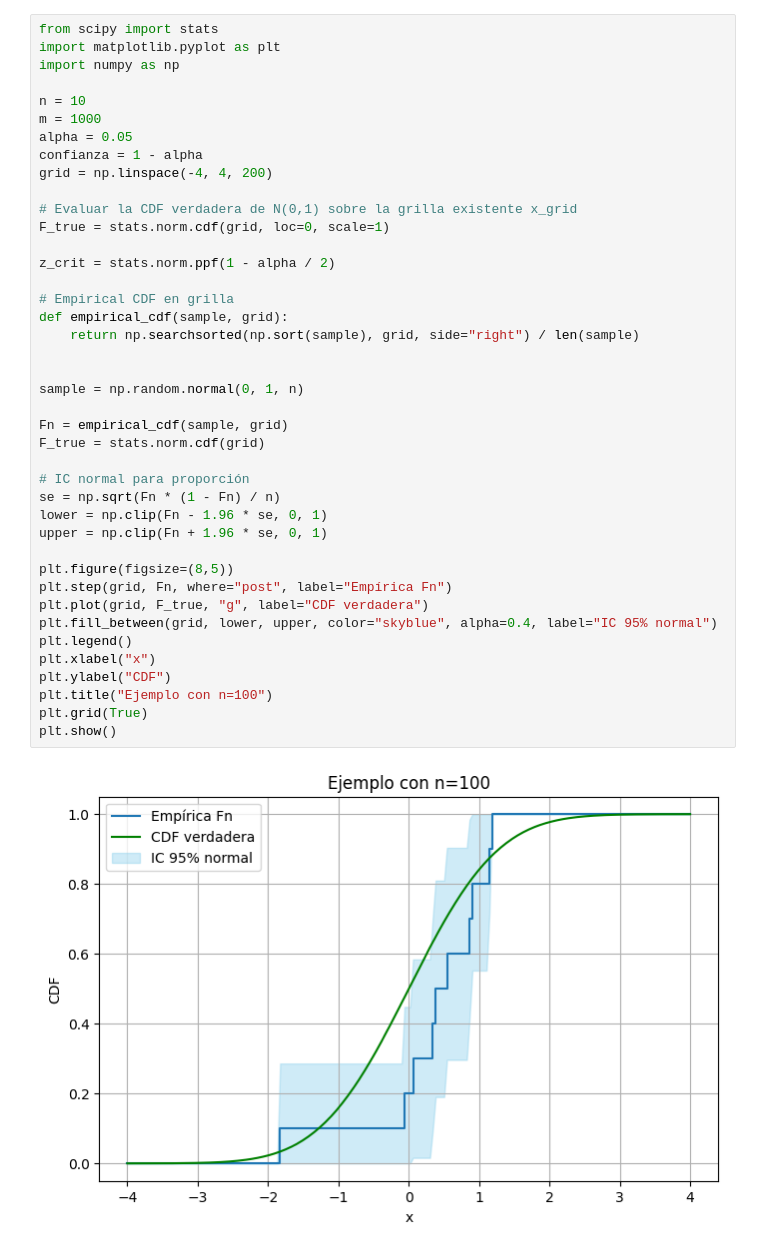
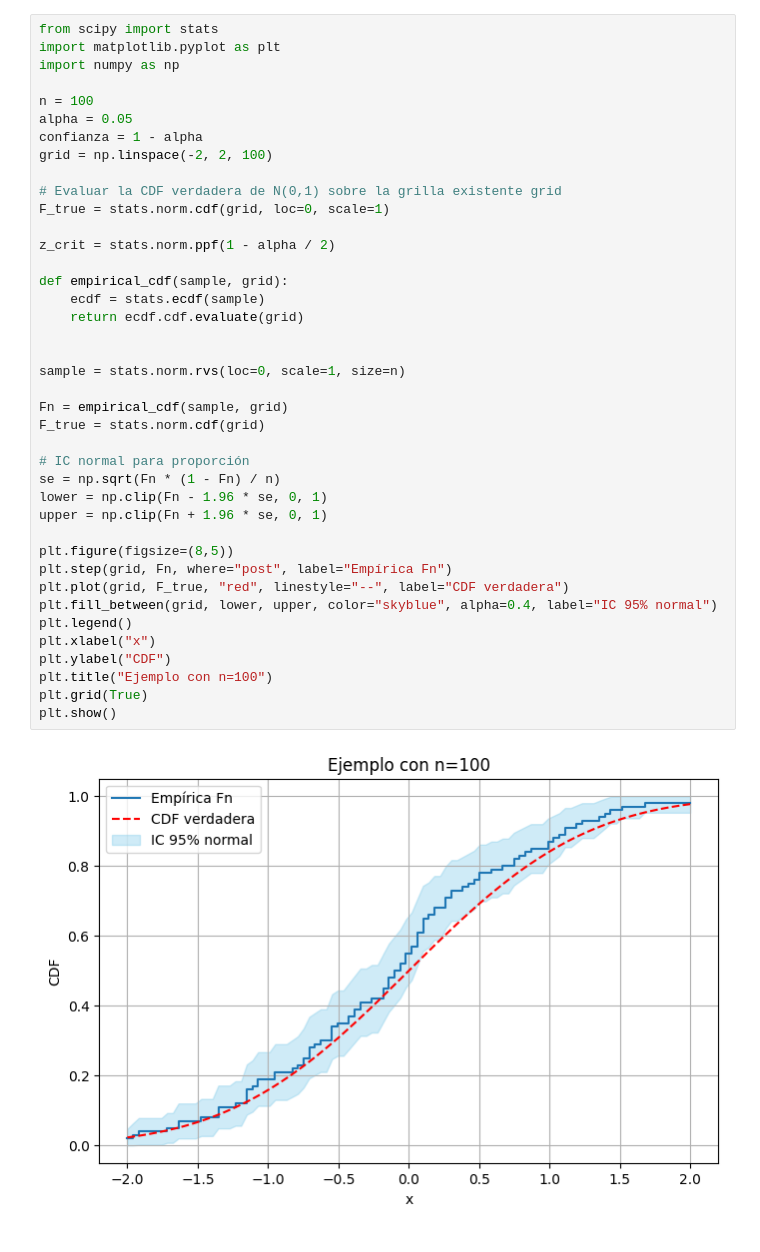
Before and after one commit to AgustinRebechi/Estadistica_Inferencia_1_UNSAM, a Jupyter notebook: Ejercicios resueltos/Guia 2/Ejercicio_2.ipynb, the cells around one changed output. Saved outputs shown, nothing was run; the diff lists cells and outputs as text.

```diff
--- a/Ejercicios resueltos/Guia 2/Ejercicio_2.ipynb
+++ b/Ejercicios resueltos/Guia 2/Ejercicio_2.ipynb
@@ -3,41 +3,40 @@ from scipy import stats
 import matplotlib.pyplot as plt
 import numpy as np
 
-n = 10
-m = 1000
+n = 100
 alpha = 0.05
 confianza = 1 - alpha
-grid = np.linspace(-4, 4, 200)
+grid = np.linspace(-2, 2, 100)
 
-# Evaluar la CDF verdadera de N(0,1) sobre la grilla existente x_grid
+# Evaluar la CDF verdadera de N(0,1) sobre la grilla existente grid
 F_true = stats.norm.cdf(grid, loc=0, scale=1)
 
 z_crit = stats.norm.ppf(1 - alpha / 2)
 
-# Empirical CDF en grilla
 def empirical_cdf(sample, grid):
-    return np.searchsorted(np.sort(sample), grid, side="right") / len(sample)
+    ecdf = stats.ecdf(sample)
+    return ecdf.cdf.evaluate(grid)
 
 
-sample = np.random.normal(0, 1, n)
+sample = stats.norm.rvs(loc=0, scale=1, size=n)
 
 Fn = empirical_cdf(sample, grid)
 F_true = stats.norm.cdf(grid)
 
 # IC normal para proporción
 se = np.sqrt(Fn * (1 - Fn) / n)
 lower = np.clip(Fn - 1.96 * se, 0, 1)
 upper = np.clip(Fn + 1.96 * se, 0, 1)
 
 plt.figure(figsize=(8,5))
 plt.step(grid, Fn, where="post", label="Empírica Fn")
-plt.plot(grid, F_true, "g", label="CDF verdadera")
+plt.plot(grid, F_true, "red", linestyle="--", label="CDF verdadera")
 plt.fill_between(grid, lower, upper, color="skyblue", alpha=0.4, label="IC 95% normal")
 plt.legend()
 plt.xlabel("x")
 plt.ylabel("CDF")
 plt.title("Ejemplo con n=100")
 plt.grid(True)
 plt.show()
 # %% [output]
-[figure, old version]
+[figure, new version]
```
Also changed, not shown: parts of 9 cells of this notebook, 1 other file.
